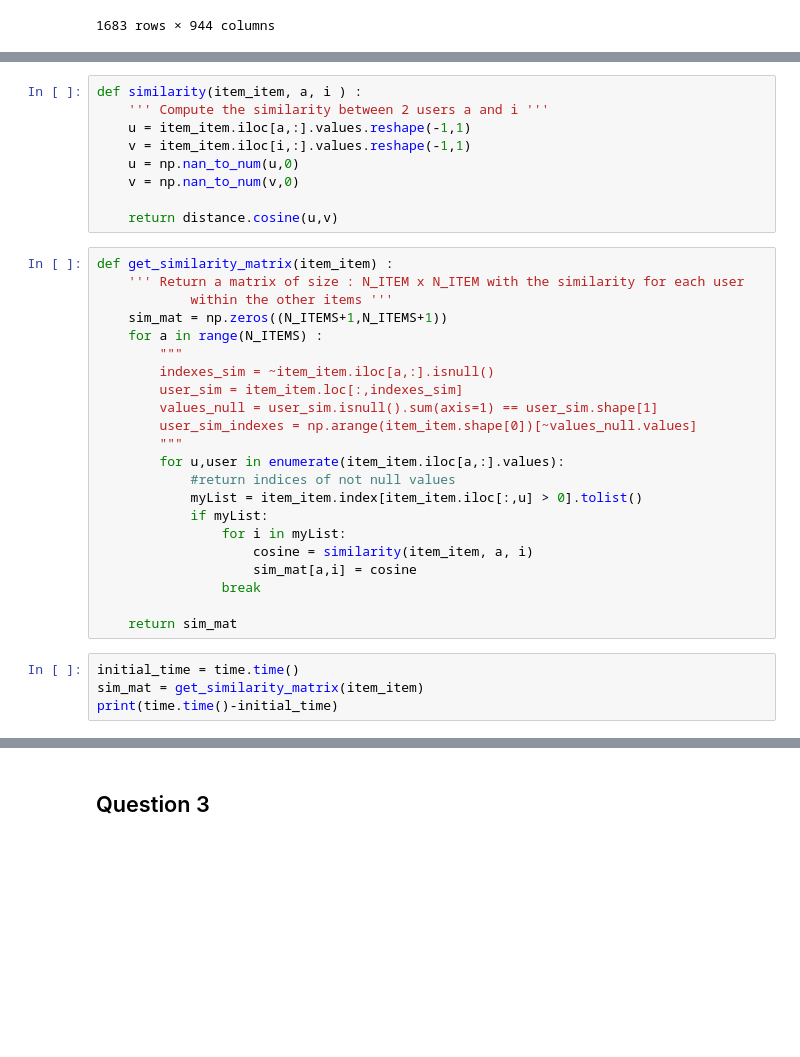
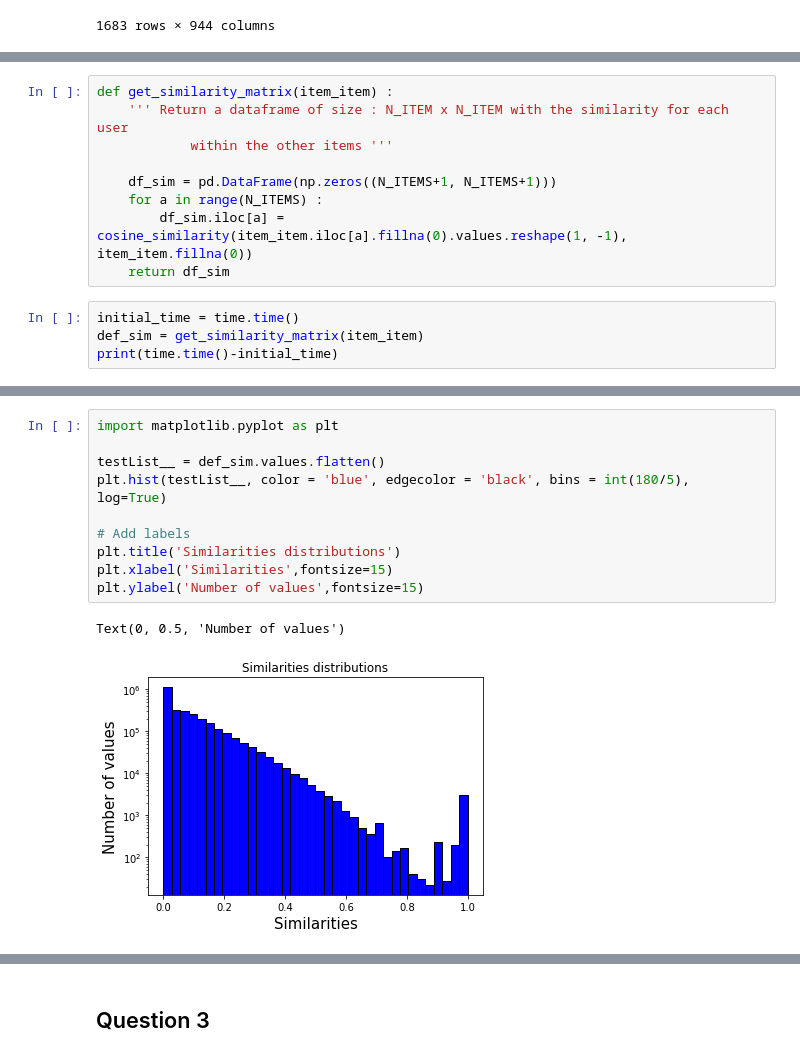
Before and after one commit to clementbernardd/LOG6308, a Jupyter notebook: TP1_groupe7_ghaith_.ipynb, the cells around one changed output, grey strips where cells are left out. Cells and saved outputs as stored; diff of their text form; blank space fills up the shorter version.

Commit message:
Add files via upload
similarities with neighbors and indexes dfs

```diff
--- a/TP1_groupe7_ghaith_.ipynb
+++ b/TP1_groupe7_ghaith_.ipynb
@@ -342,36 +342,14 @@ item_item = item_item.iloc[1:,1:]
-# %%
-def similarity(item_item, a, i ) :
-    ''' Compute the similarity between 2 users a and i '''
-    u = item_item.iloc[a,:].values.reshape(-1,1)
-    v = item_item.iloc[i,:].values.reshape(-1,1)
-    u = np.nan_to_num(u,0)
-    v = np.nan_to_num(v,0)
-
-    return distance.cosine(u,v)
 # %%
 def get_similarity_matrix(item_item) :
-    ''' Return a matrix of size : N_ITEM x N_ITEM with the similarity for each user
+    ''' Return a dataframe of size : N_ITEM x N_ITEM with the similarity for each user
             within the other items '''
-    sim_mat = np.zeros((N_ITEMS+1,N_ITEMS+1))
+
+    df_sim = pd.DataFrame(np.zeros((N_ITEMS+1, N_ITEMS+1)))
     for a in range(N_ITEMS) :
-        """
-        indexes_sim = ~item_item.iloc[a,:].isnull()
-        user_sim = item_item.loc[:,indexes_sim]
-        values_null = user_sim.isnull().sum(axis=1) == user_sim.shape[1]
-        user_sim_indexes = np.arange(item_item.shape[0])[~values_null.values]
-        """
-        for u,user in enumerate(item_item.iloc[a,:].values):
-            #return indices of not null values
-            myList = item_item.index[item_item.iloc[:,u] > 0].tolist()
-            if myList:
-                for i in myList:
-                    cosine = similarity(item_item, a, i)
-                    sim_mat[a,i] = cosine
-                break
-
-    return sim_mat
+        df_sim.iloc[a] = cosine_similarity(item_item.iloc[a].fillna(0).values.reshape(1, -1), item_item.fillna(0))
+    return df_sim
 # %%
 initial_time = time.time()
-sim_mat = get_similarity_matrix(item_item)
+def_sim = get_similarity_matrix(item_item)
 print(time.time()-initial_time)
 # %% [output]
@@ -394,0 +367,13 @@ array([[0.        ,        nan,        nan, ..., 0.        , 0.        ,
+# %%
+import matplotlib.pyplot as plt
+
+testList__ = def_sim.values.flatten()
+plt.hist(testList__, color = 'blue', edgecolor = 'black', bins = int(180/5), log=True)
+
+# Add labels
+plt.title('Similarities distributions')
+plt.xlabel('Similarities',fontsize=15)
+plt.ylabel('Number of values',fontsize=15)
+# %% [output]
+Text(0, 0.5, 'Number of values')
+[figure, added]
```
Also changed, not shown: parts of 8 cells of this notebook.
